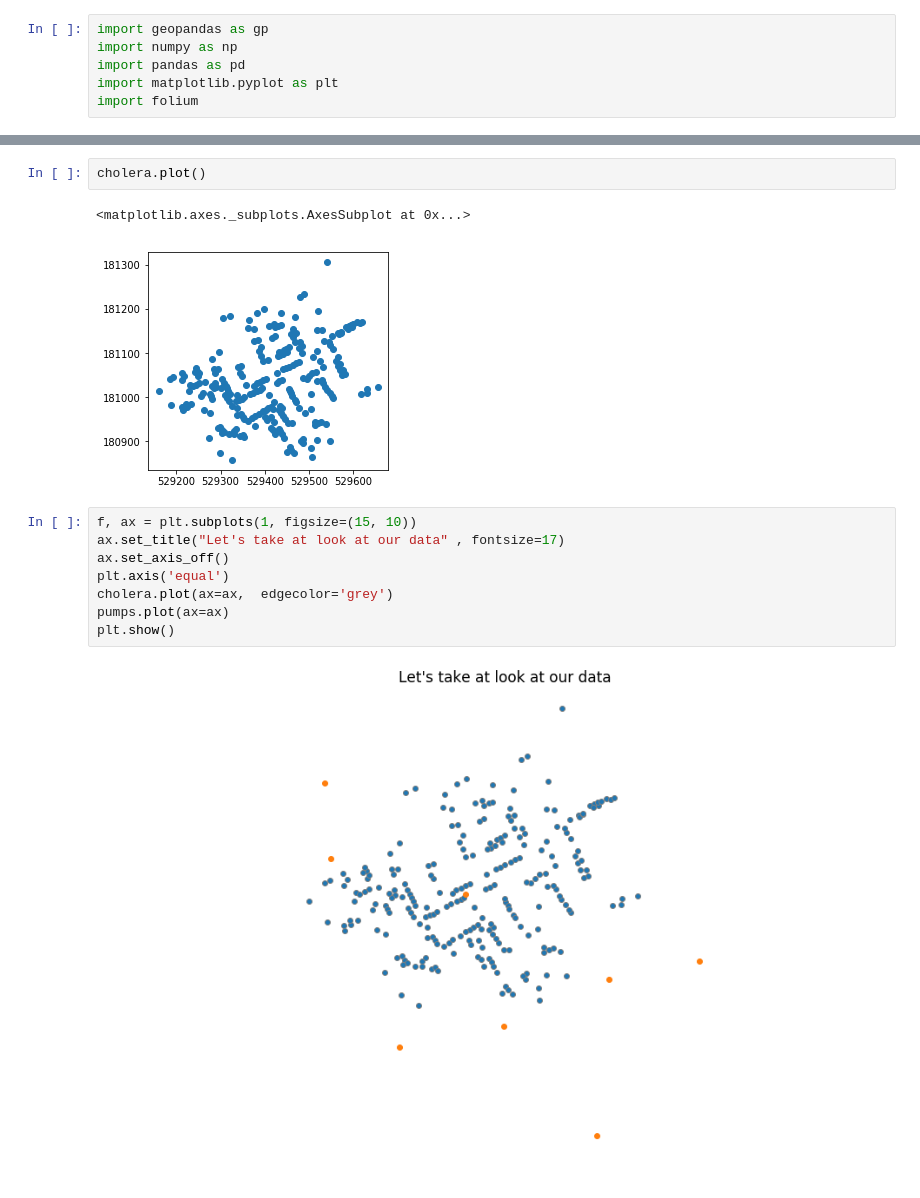
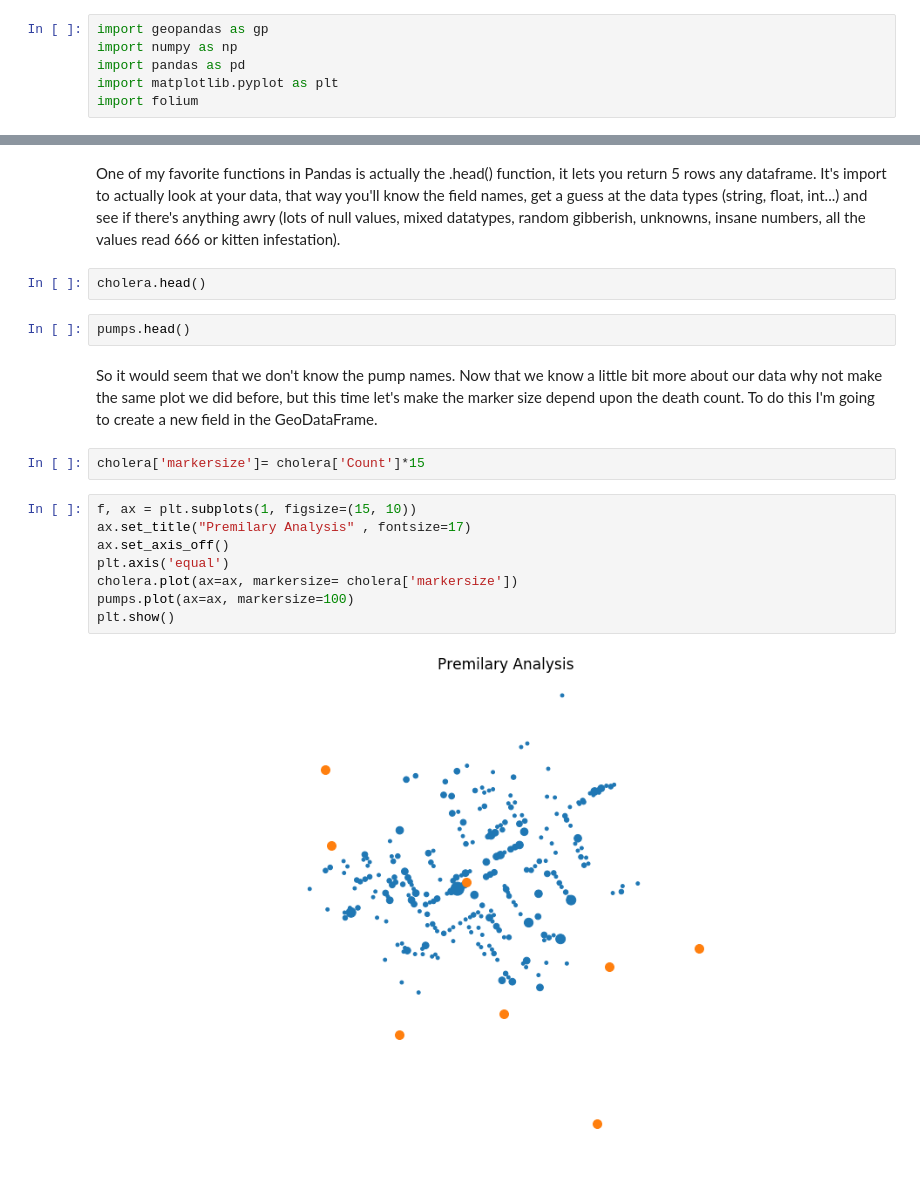
Before and after one commit to samdotson1992/SuperGIS, a Jupyter notebook: posts/the-ghost-map.ipynb, the cells around one changed output, grey strips where cells are left out. Cells and saved outputs as stored; diff of their text form.

```diff
--- a/posts/the-ghost-map.ipynb
+++ b/posts/the-ghost-map.ipynb
@@ -14,15 +32,20 @@ pumps=gp.read_file('SnowGIS_SHP/Pumps.shp')
+# %% [markdown]
+One of my favorite functions in Pandas is actually the .head() function, it lets you return 5 rows any dataframe. It's import to actually look at your data, that way you'll know the field names, get a guess at the data types (string, float, int...) and see if there's anything awry (lots of null values, mixed datatypes, random gibberish, unknowns, insane numbers, all the values read 666 or kitten infestation).
 # %%
-cholera.plot()
+cholera.head()
-# %% [output]
-<matplotlib.axes._subplots.AxesSubplot at 0x...>
-[figure, removed]
+# %%
+pumps.head()
+# %% [markdown]
+So it would seem that we don't know the pump names. Now that we know a little bit more about our data why not make the same plot we did before, but this time let's make the marker size depend upon the death count. To do this I'm going to create a new field in the GeoDataFrame.
+# %%
+cholera['markersize']= cholera['Count']*15
 # %%
 f, ax = plt.subplots(1, figsize=(15, 10))
-ax.set_title("Let's take at look at our data" , fontsize=17)
+ax.set_title("Premilary Analysis" , fontsize=17)
 ax.set_axis_off()
 plt.axis('equal')
-cholera.plot(ax=ax,  edgecolor='grey')
-pumps.plot(ax=ax)
+cholera.plot(ax=ax, markersize= cholera['markersize'])
+pumps.plot(ax=ax, markersize=100)
 plt.show()
 # %% [output]
-[figure, old version]
+[figure, new version]
```
Also changed, not shown: parts of 7 cells of this notebook, 7 other files.
